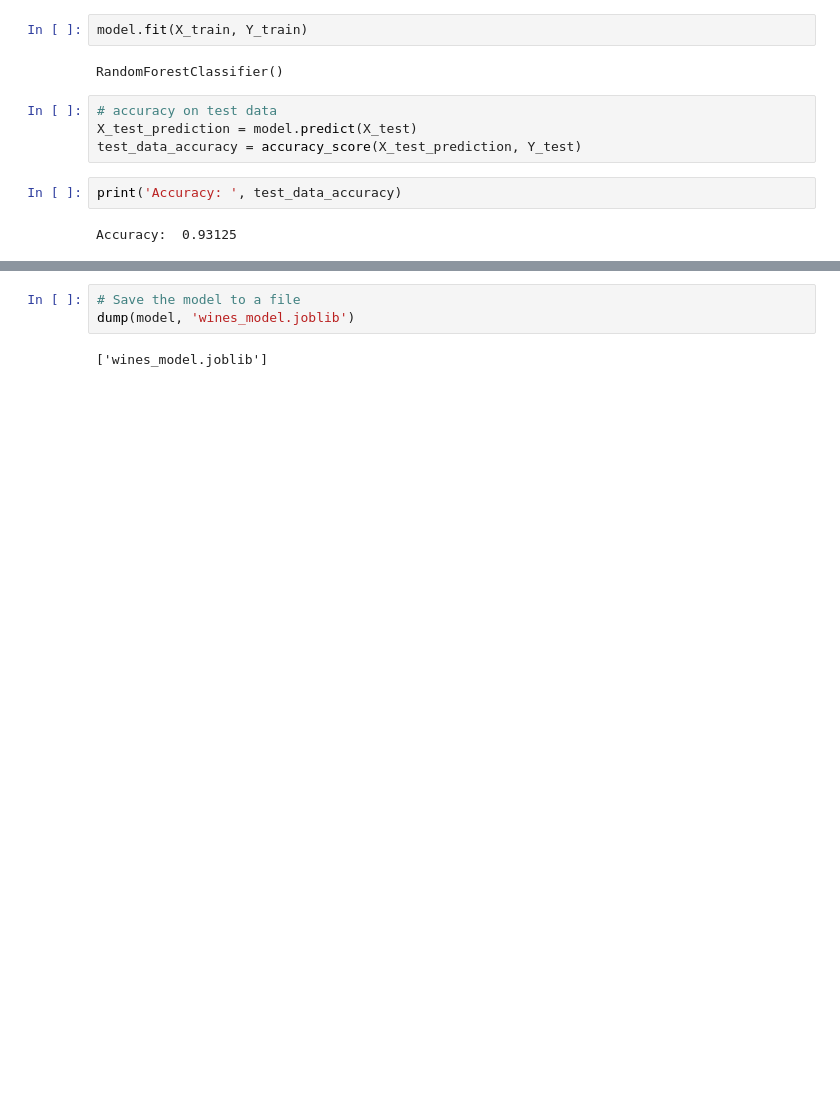
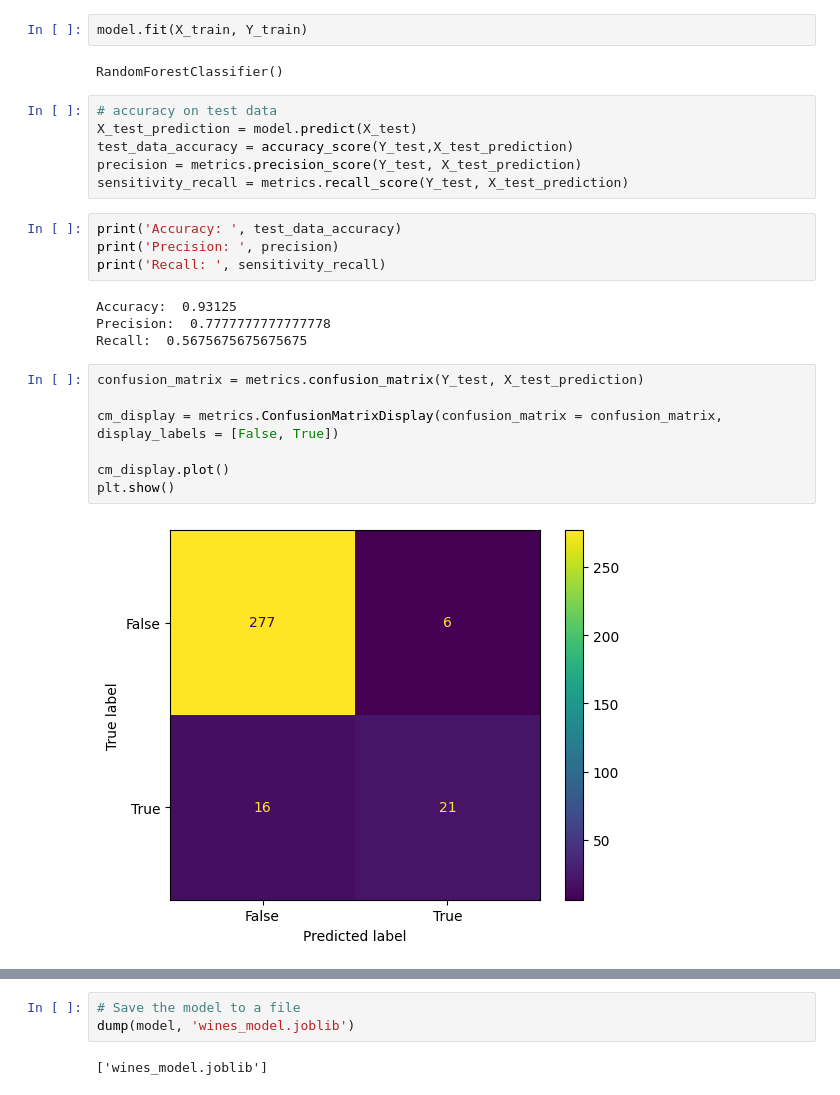
Before and after one commit to mburnside999/mb-lightning-out, a Jupyter notebook: Wines.ipynb, the cells around one changed output, grey strips where cells are left out. Cells and saved outputs as stored; diff of their text form; blank space fills up the shorter version.

```diff
--- a/Wines.ipynb
+++ b/Wines.ipynb
@@ -133,11 +176,26 @@ RandomForestClassifier()
 # %%
 # accuracy on test data
 X_test_prediction = model.predict(X_test)
-test_data_accuracy = accuracy_score(X_test_prediction, Y_test)
+test_data_accuracy = accuracy_score(Y_test,X_test_prediction)
+precision = metrics.precision_score(Y_test, X_test_prediction)
+sensitivity_recall = metrics.recall_score(Y_test, X_test_prediction)
 # %%
 print('Accuracy: ', test_data_accuracy)
+print('Precision: ', precision)
+print('Recall: ', sensitivity_recall)
 # %% [output]
 Accuracy:  0.93125
+Precision:  0.7777777777777778
+Recall:  0.5675675675675675
+# %%
+confusion_matrix = metrics.confusion_matrix(Y_test, X_test_prediction)
+
+cm_display = metrics.ConfusionMatrixDisplay(confusion_matrix = confusion_matrix, display_labels = [False, True])
+
+cm_display.plot()
+plt.show()
+# %% [output]
+[figure, added]
 # %%
 input_data = (10.5,0.5,0.36,6.1,0.071,17.0,102.0,0.9978,3.35,2.0,12.5)
 
```
Also changed, not shown: parts of 13 cells of this notebook, 9 other files.
